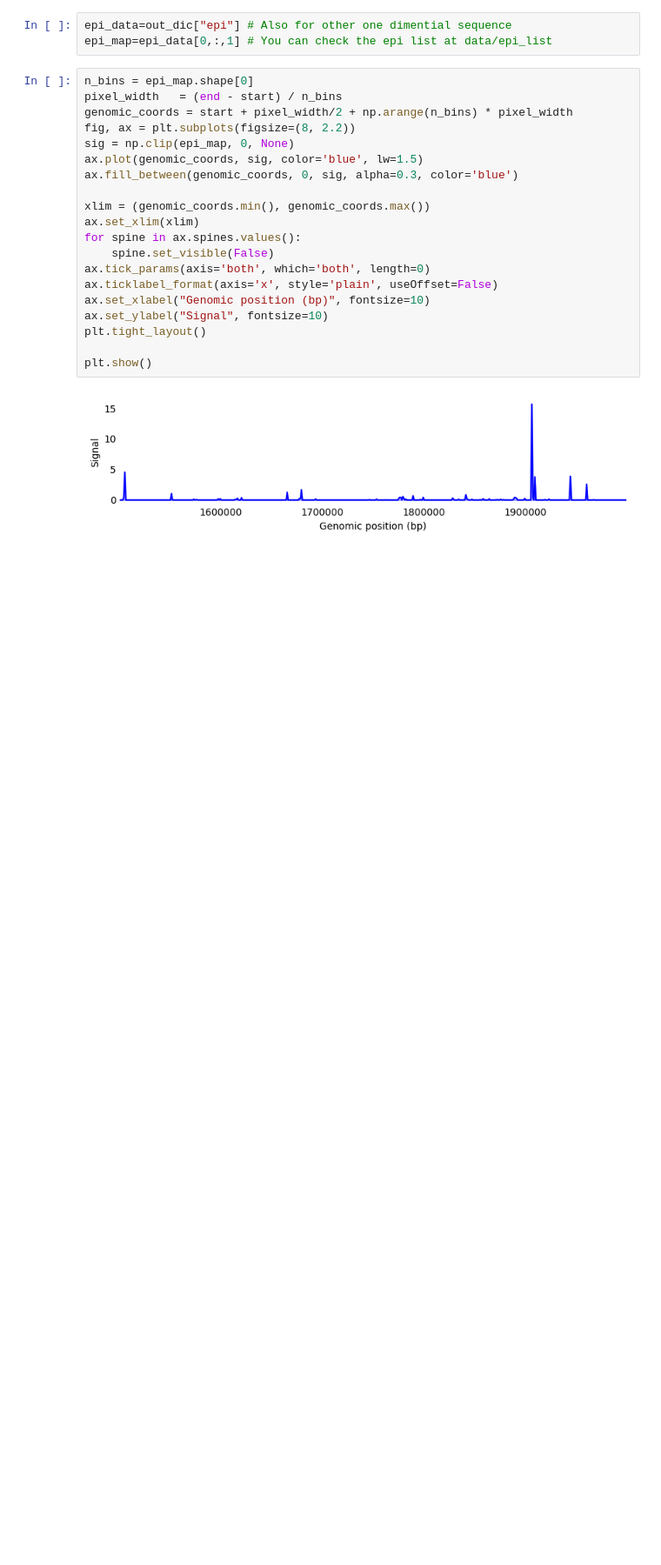
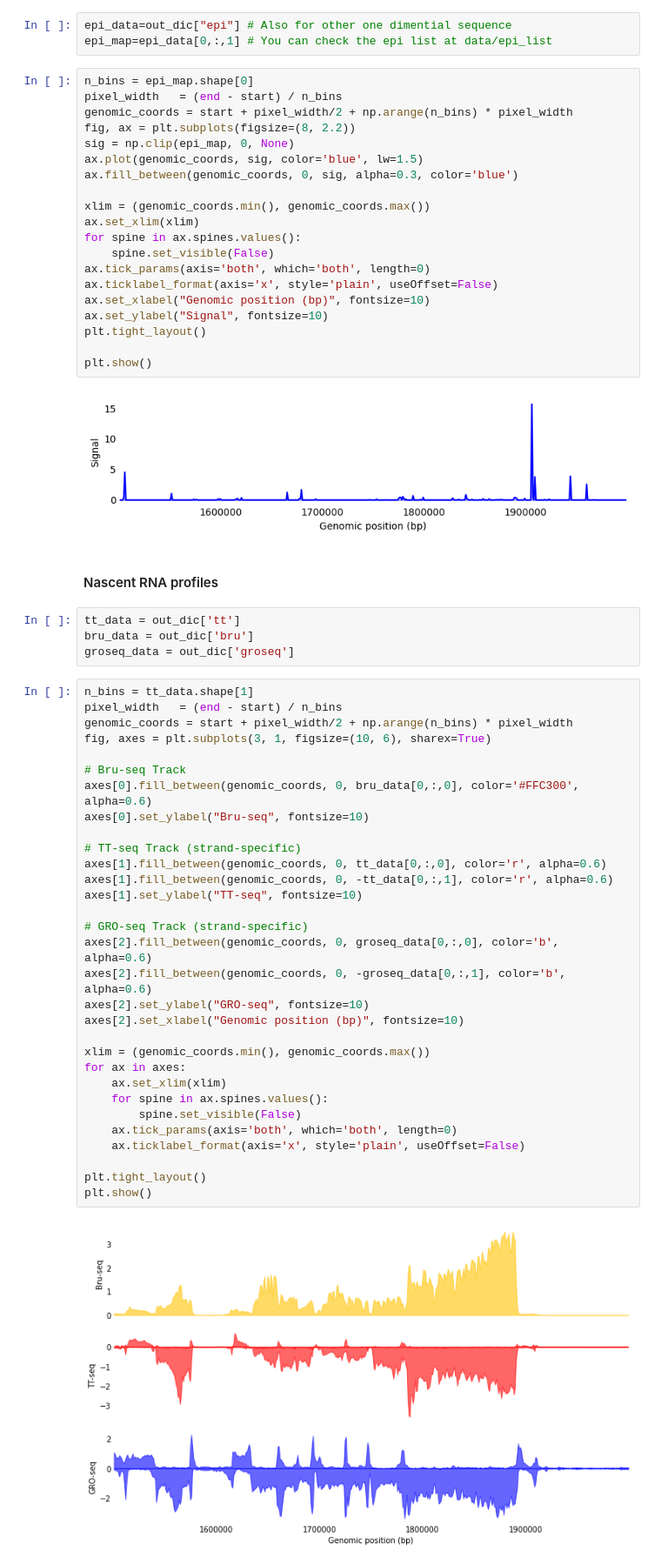
Before and after one commit to liu-bioinfo-lab/general_AI_model, a Jupyter notebook: epcotv2_basic_tutorial.ipynb, the cells around one changed output. Shown: that part at 87% size. Drawn from its saved outputs; the diff is of its cells as text; blank space fills up the shorter version.

```diff
--- a/epcotv2_basic_tutorial.ipynb
+++ b/epcotv2_basic_tutorial.ipynb
@@ -256,3 +261,42 @@ plt.tight_layout()
 plt.show()
 # %% [output]
 [figure]
+# %% [markdown]
+#### Nascent RNA profiles
+# %%
+tt_data = out_dic['tt']
+bru_data = out_dic['bru']
+groseq_data = out_dic['groseq']
+# %%
+n_bins = tt_data.shape[1]
+pixel_width   = (end - start) / n_bins
+genomic_coords = start + pixel_width/2 + np.arange(n_bins) * pixel_width
+fig, axes = plt.subplots(3, 1, figsize=(10, 6), sharex=True)
+
+# Bru-seq Track
+axes[0].fill_between(genomic_coords, 0, bru_data[0,:,0], color='#FFC300', alpha=0.6)
+axes[0].set_ylabel("Bru-seq", fontsize=10)
+
+# TT-seq Track (strand-specific)
+axes[1].fill_between(genomic_coords, 0, tt_data[0,:,0], color='r', alpha=0.6)
+axes[1].fill_between(genomic_coords, 0, -tt_data[0,:,1], color='r', alpha=0.6)
+axes[1].set_ylabel("TT-seq", fontsize=10)
+
+# GRO-seq Track (strand-specific)
+axes[2].fill_between(genomic_coords, 0, groseq_data[0,:,0], color='b', alpha=0.6)
+axes[2].fill_between(genomic_coords, 0, -groseq_data[0,:,1], color='b', alpha=0.6)
+axes[2].set_ylabel("GRO-seq", fontsize=10)
+axes[2].set_xlabel("Genomic position (bp)", fontsize=10)
+
+xlim = (genomic_coords.min(), genomic_coords.max())
+for ax in axes:
+    ax.set_xlim(xlim)
+    for spine in ax.spines.values():
+        spine.set_visible(False)
+    ax.tick_params(axis='both', which='both', length=0)
+    ax.ticklabel_format(axis='x', style='plain', useOffset=False)
+
+plt.tight_layout()
+plt.show()
+# %% [output]
+[figure, added]
```
Also changed, not shown: parts of 7 cells of this notebook.
